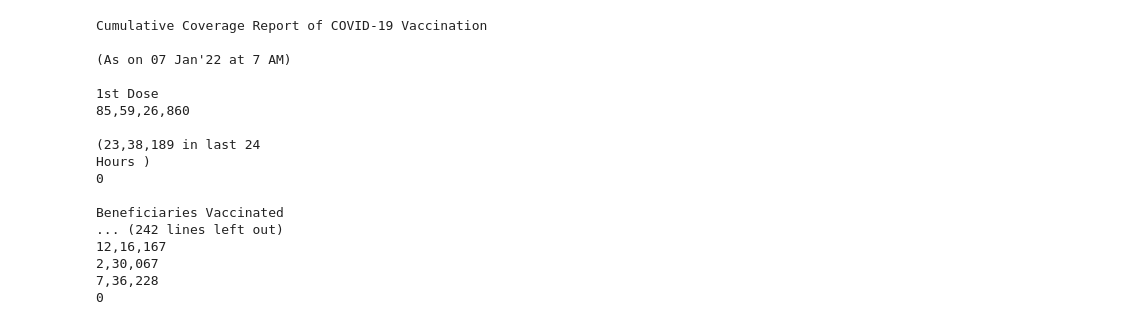
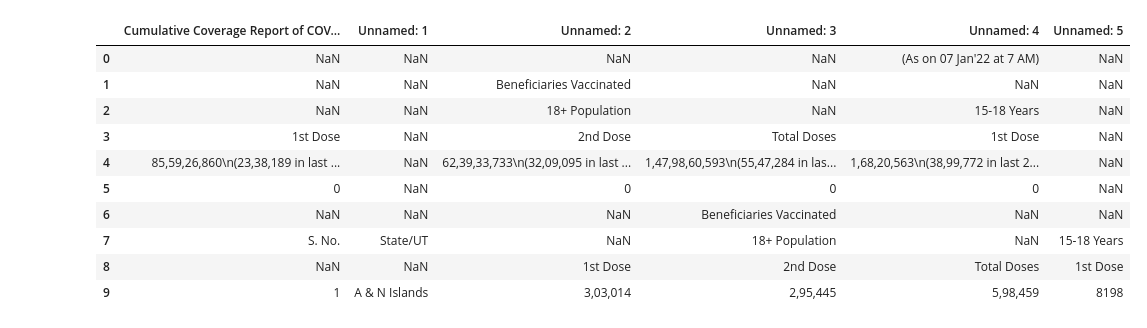
Before and after one commit to areenaarora/india-covid-analysis, a Jupyter notebook: vaccine-numbers.ipynb, the cells around one changed output. Saved outputs shown, nothing was run; the diff lists cells and outputs as text; code cells hidden in the pictures.

```diff
--- a/vaccine-numbers.ipynb
+++ b/vaccine-numbers.ipynb
@@ -47,22 +29,4 @@ Beneficiaries Vaccinated
 from pdfminer.high_level import extract_text
 text_new = extract_text('COV_vaccine_report_6Jan.pdf')
 # %%
-print(text_new)
+# print(text_new)
-# %% [output]
-Cumulative Coverage Report of COVID-19 Vaccination
-
-(As on 07 Jan'22 at 7 AM)
-
-1st Dose
-85,59,26,860
-
-(23,38,189 in last 24
-Hours )
-0
-
-Beneficiaries Vaccinated
-... (242 lines left out)
-12,16,167
-2,30,067
-7,36,228
-0
@@ -68,0 +37,15 @@ Beneficiaries Vaccinated
+# %%
+df = pd.read_excel("COV_vaccine_report_6Jan.xlsx")
+df.head(10)
+# %% [output]
+|  | Cumulative Coverage Report of COV... | Unnamed: 1 | Unnamed: 2 | Unnamed: 3 | Unnamed: 4 | Unnamed: 5 |
+| 0 | NaN | NaN | NaN | NaN | (As on 07 Jan'22 at 7 AM) | NaN |
+| 1 | NaN | NaN | Beneficiaries Vaccinated | NaN | NaN | NaN |
+| 2 | NaN | NaN | 18+ Population | NaN | 15-18 Years | NaN |
+| 3 | 1st Dose | NaN | 2nd Dose | Total Doses | 1st Dose | NaN |
+| 4 | 85,59,26,860\n(23,38,189 in last ... | NaN | 62,39,33,733\n(32,09,095 in last ... | 1,47,98,60,593\n(55,47,284 in las... | 1,68,20,563\n(38,99,772 in last 2... | NaN |
+| 5 | 0 | NaN | 0 | 0 | 0 | NaN |
+| 6 | NaN | NaN | NaN | Beneficiaries Vaccinated | NaN | NaN |
+| 7 | S. No. | State/UT | NaN | 18+ Population | NaN | 15-18 Years |
+| 8 | NaN | NaN | 1st Dose | 2nd Dose | Total Doses | 1st Dose |
+| 9 | 1 | A & N Islands | 3,03,014 | 2,95,445 | 5,98,459 | 8198 |
```
Also changed, not shown: parts of 11 cells of this notebook, 2 other files.
